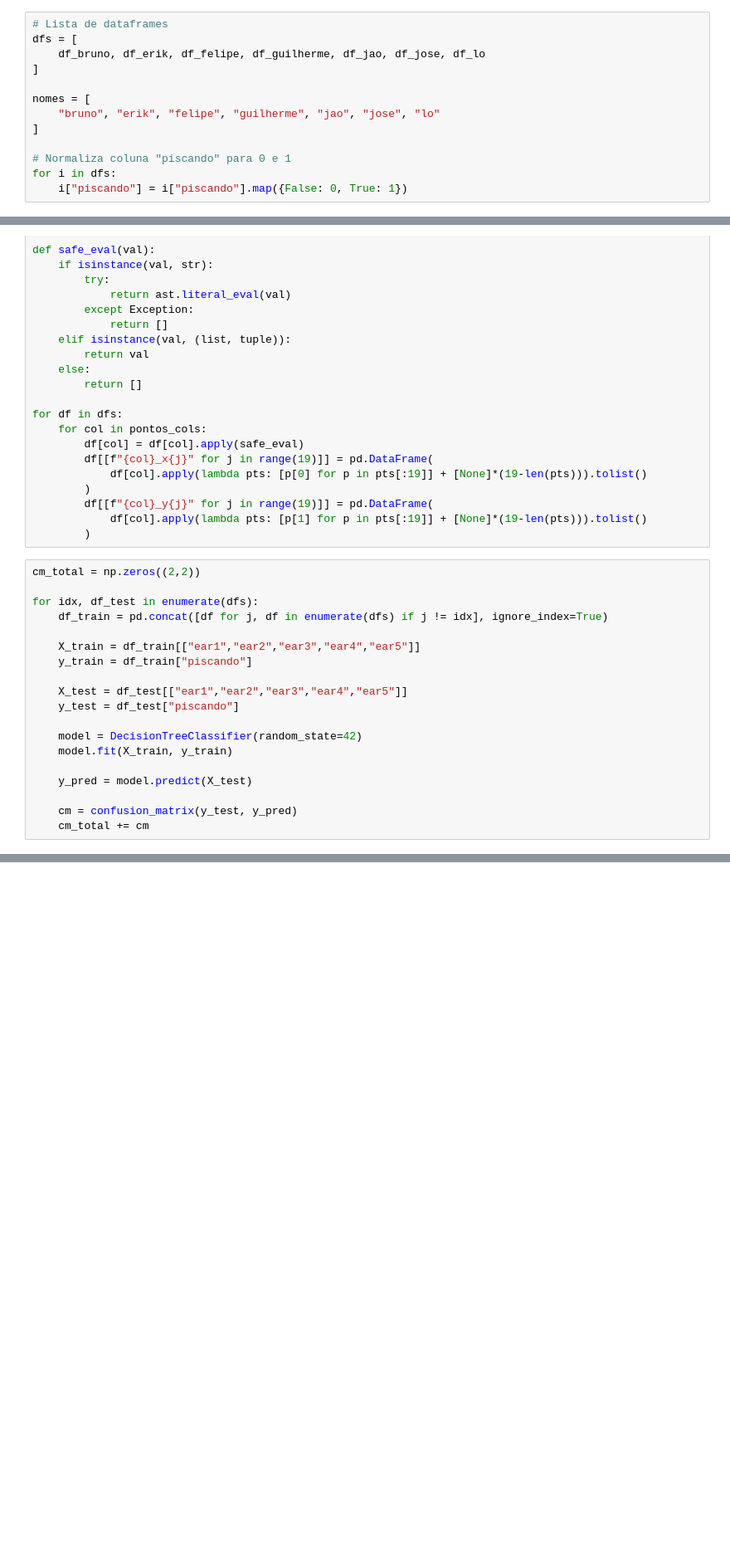
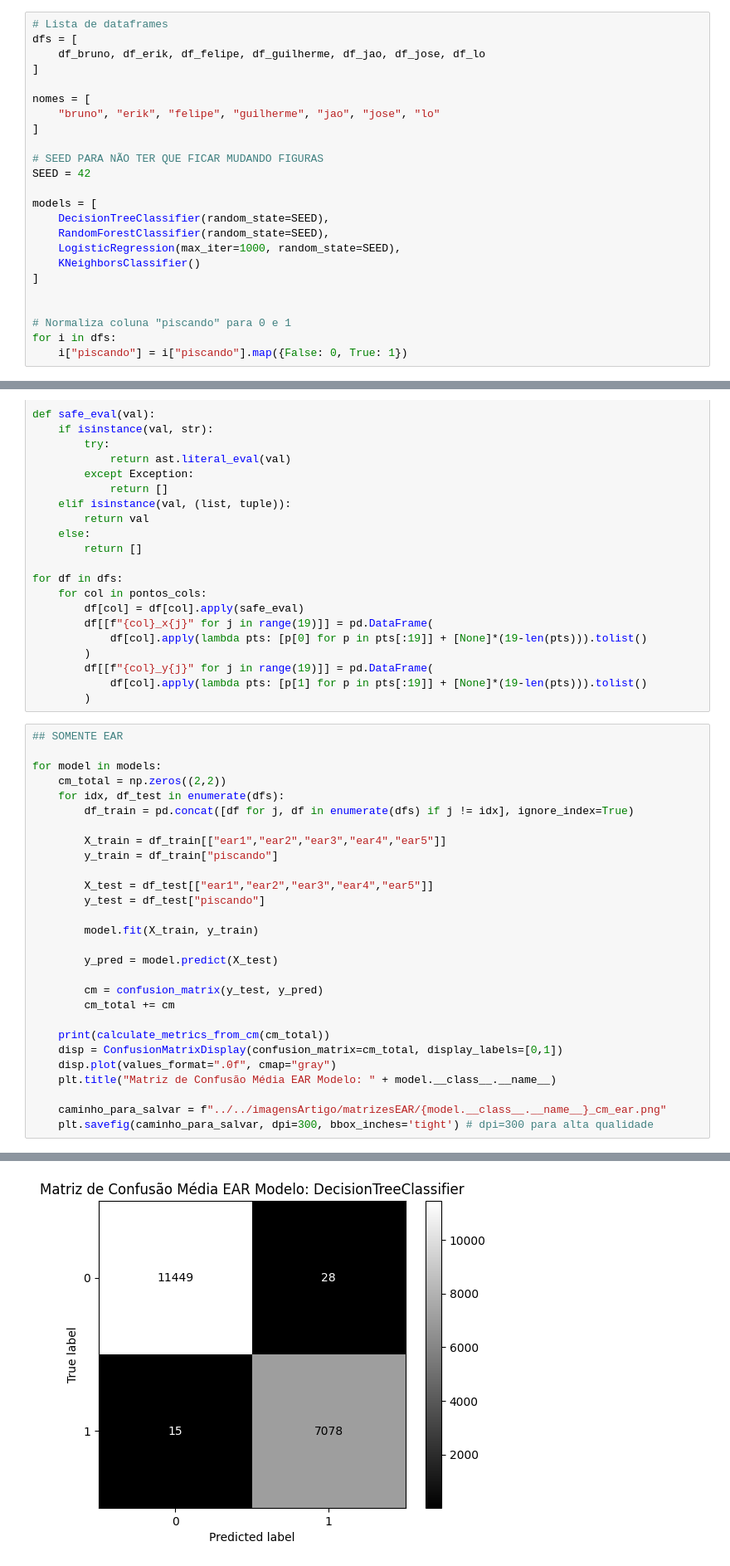
Before and after one commit to Barradas13/AssistiveDomotical, a Jupyter notebook: OSEMN/colabs/model.ipynb, the cells around one changed output, grey strips where cells are left out. Shown at 83% size. Saved outputs shown, nothing was run; the diff lists cells and outputs as text; blank space fills up the shorter version.

Commit message:
matrizes conf

```diff
--- a/OSEMN/colabs/model.ipynb
+++ b/OSEMN/colabs/model.ipynb
@@ -27,6 +27,17 @@ nomes = [
     "bruno", "erik", "felipe", "guilherme", "jao", "jose", "lo"
 ]
 
+# SEED PARA NÃO TER QUE FICAR MUDANDO FIGURAS
+SEED = 42
+
+models = [
+    DecisionTreeClassifier(random_state=SEED),
+    RandomForestClassifier(random_state=SEED),
+    LogisticRegression(max_iter=1000, random_state=SEED),
+    KNeighborsClassifier()
+]
+
+
 # Normaliza coluna "piscando" para 0 e 1
 for i in dfs:
     i["piscando"] = i["piscando"].map({False: 0, True: 1})
@@ -55,21 +66,31 @@ for df in dfs:
             df[col].apply(lambda pts: [p[1] for p in pts[:19]] + [None]*(19-len(pts))).tolist()
         )
 # %%
-cm_total = np.zeros((2,2))
+## SOMENTE EAR
 
-for idx, df_test in enumerate(dfs):
-    df_train = pd.concat([df for j, df in enumerate(dfs) if j != idx], ignore_index=True)
+for model in models:
+    cm_total = np.zeros((2,2))
+    for idx, df_test in enumerate(dfs):
+        df_train = pd.concat([df for j, df in enumerate(dfs) if j != idx], ignore_index=True)
 
-    X_train = df_train[["ear1","ear2","ear3","ear4","ear5"]]
-    y_train = df_train["piscando"]
+        X_train = df_train[["ear1","ear2","ear3","ear4","ear5"]]
+        y_train = df_train["piscando"]
 
-    X_test = df_test[["ear1","ear2","ear3","ear4","ear5"]]
-    y_test = df_test["piscando"]
+        X_test = df_test[["ear1","ear2","ear3","ear4","ear5"]]
+        y_test = df_test["piscando"]
 
-    model = DecisionTreeClassifier(random_state=42)
-    model.fit(X_train, y_train)
+        model.fit(X_train, y_train)
 
-    y_pred = model.predict(X_test)
+        y_pred = model.predict(X_test)
 
-    cm = confusion_matrix(y_test, y_pred)
-    cm_total += cm
+        cm = confusion_matrix(y_test, y_pred)
+        cm_total += cm
+
+    print(calculate_metrics_from_cm(cm_total))
+    disp = ConfusionMatrixDisplay(confusion_matrix=cm_total, display_labels=[0,1])
+    disp.plot(values_format=".0f", cmap="gray")
+    plt.title("Matriz de Confusão Média EAR Modelo: " + model.__class__.__name__)
+
+    caminho_para_salvar = f"../../imagensArtigo/matrizesEAR/{model.__class__.__name__}_cm_ear.png"
+    plt.savefig(caminho_para_salvar, dpi=300, bbox_inches='tight') # dpi=300 para alta qualidade
+# %% [output]
@@ -75,0 +101 @@ for idx, df_test in enumerate(dfs):
+[figure, added]
```
Also changed, not shown: parts of 5 cells of this notebook, 14 other files.
